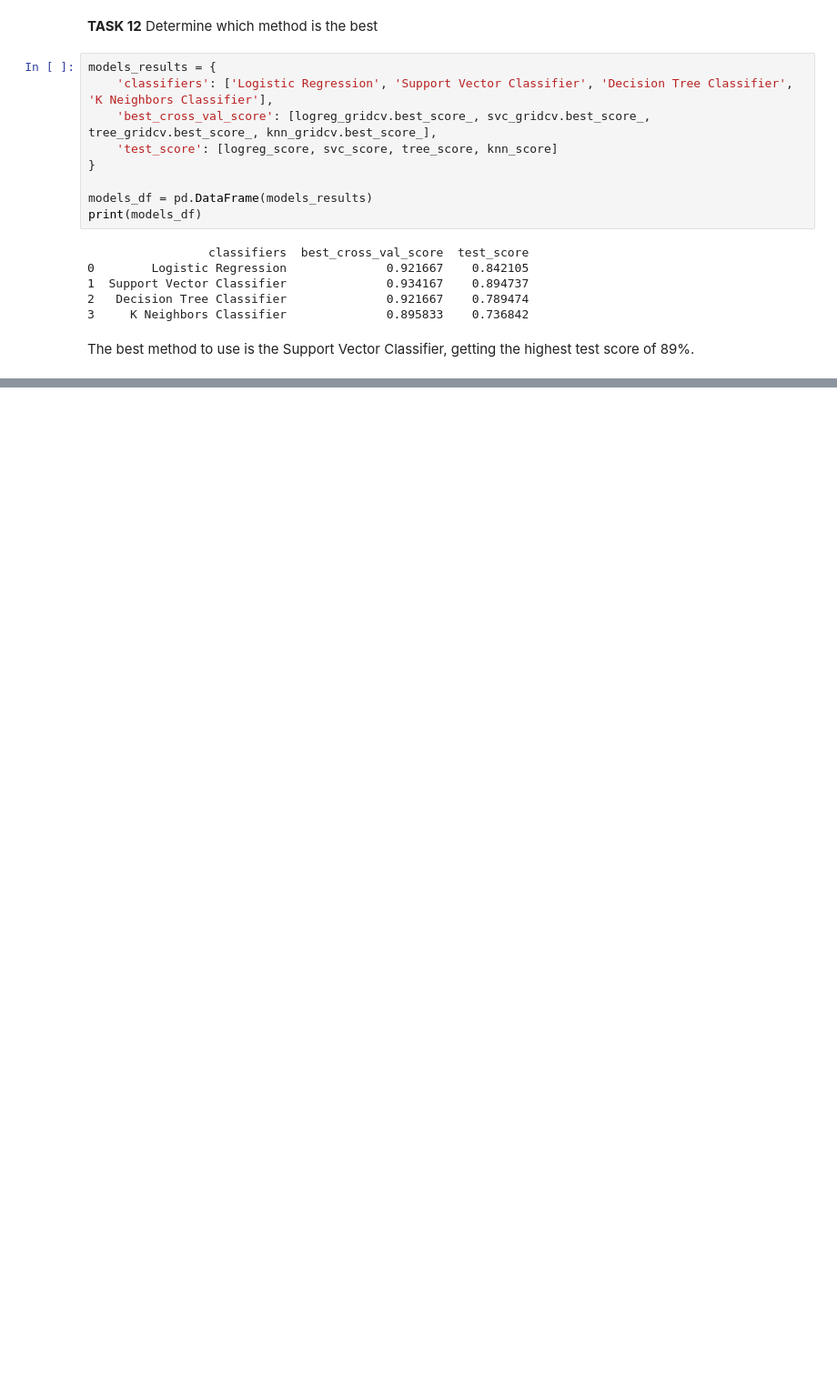
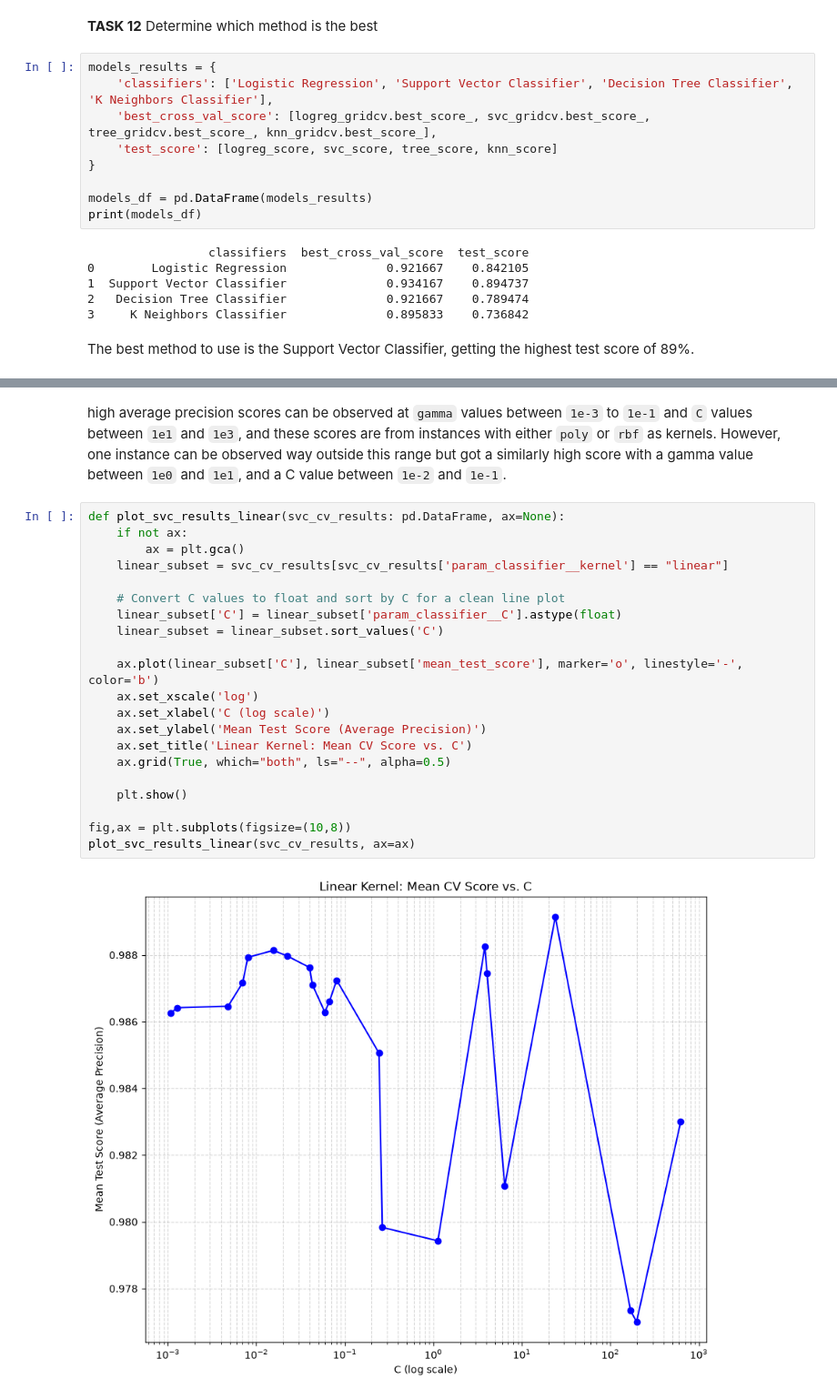
Before and after one commit to svd-jelo/SpaceY-Falcon-9-Project, a Jupyter notebook: notebooks/3.2-cjra-modelling.ipynb, the cells around one changed output, grey strips where cells are left out. Shown at 91% size. Cells and saved outputs as stored; diff of their text form; blank space fills up the shorter version.

```diff
--- a/notebooks/3.2-cjra-modelling.ipynb
+++ b/notebooks/3.2-cjra-modelling.ipynb
@@ -300,0 +731,25 @@ The best method to use is the Support Vector Classifier, getting the highest tes
+# %% [markdown]
+high average precision scores can be observed at `gamma` values between `1e-3` to `1e-1` and `C` values between `1e1` and `1e3`, and these scores are from instances with either `poly` or `rbf` as kernels. However, one instance can be observed way outside this range but got a similarly high score with a gamma value between `1e0` and `1e1`, and a C value between `1e-2` and `1e-1`.
+# %%
+def plot_svc_results_linear(svc_cv_results: pd.DataFrame, ax=None):
+    if not ax:
+        ax = plt.gca()
+    linear_subset = svc_cv_results[svc_cv_results['param_classifier__kernel'] == "linear"]
+
+    # Convert C values to float and sort by C for a clean line plot
+    linear_subset['C'] = linear_subset['param_classifier__C'].astype(float)
+    linear_subset = linear_subset.sort_values('C')
+
+    ax.plot(linear_subset['C'], linear_subset['mean_test_score'], marker='o', linestyle='-', color='b')
+    ax.set_xscale('log')
+    ax.set_xlabel('C (log scale)')
+    ax.set_ylabel('Mean Test Score (Average Precision)')
+    ax.set_title('Linear Kernel: Mean CV Score vs. C')
+    ax.grid(True, which="both", ls="--", alpha=0.5)
+
+    plt.show()
+
+fig,ax = plt.subplots(figsize=(10,8))
+plot_svc_results_linear(svc_cv_results, ax=ax)
+# %% [output]
+[figure, added]
```
Also changed, not shown: parts of 51 cells of this notebook.
